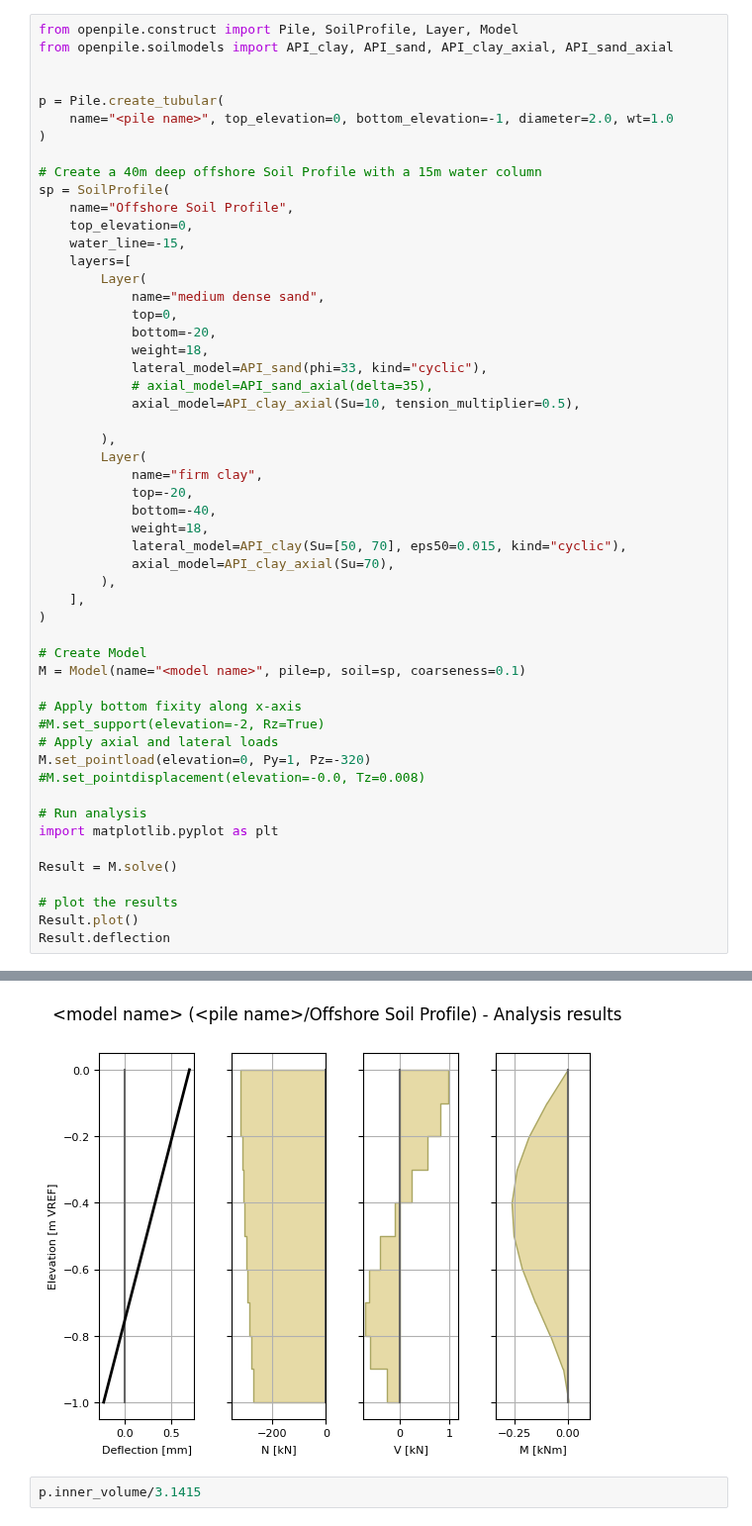
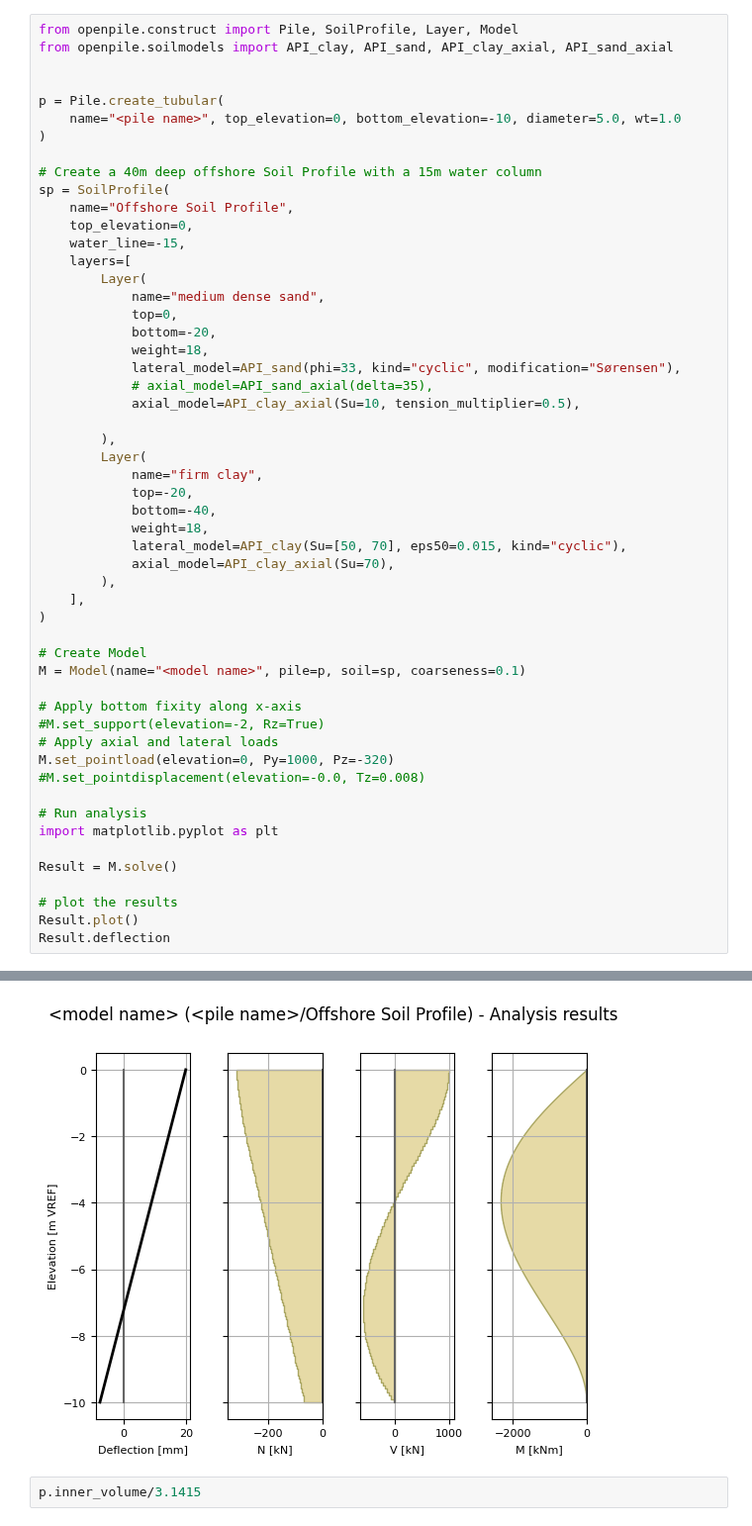
Before and after one commit to TchilDill/openpile, a Jupyter notebook: samples/run_check_kernel.ipynb, the cells around one changed output, grey strips where cells are left out. Shown at 99% size. Cells and saved outputs as stored; diff of their text form.

```diff
--- a/samples/run_check_kernel.ipynb
+++ b/samples/run_check_kernel.ipynb
@@ -4,7 +4,7 @@ from openpile.soilmodels import API_clay, API_sand, API_clay_axial, API_sand_axi
 
 
 p = Pile.create_tubular(
-    name="<pile name>", top_elevation=0, bottom_elevation=-1, diameter=2.0, wt=1.0
+    name="<pile name>", top_elevation=0, bottom_elevation=-10, diameter=5.0, wt=1.0
 )
 
 # Create a 40m deep offshore Soil Profile with a 15m water column
@@ -18,7 +18,7 @@ sp = SoilProfile(
             top=0,
             bottom=-20,
             weight=18,
-            lateral_model=API_sand(phi=33, kind="cyclic"),
+            lateral_model=API_sand(phi=33, kind="cyclic", modification="Sørensen"),
             # axial_model=API_sand_axial(delta=35),
             axial_model=API_clay_axial(Su=10, tension_multiplier=0.5),
 
@@ -40,7 +40,7 @@ M = Model(name="<model name>", pile=p, soil=sp, coarseness=0.1)
 # Apply bottom fixity along x-axis
 #M.set_support(elevation=-2, Rz=True)
 # Apply axial and lateral loads
-M.set_pointload(elevation=0, Py=1, Pz=-320)
+M.set_pointload(elevation=0, Py=1000, Pz=-320)
 #M.set_pointdisplacement(elevation=-0.0, Tz=0.008)
 
 # Run analysis
@@ -68,4 +69,4 @@ Converged at iteration no. 5
-[figure, old version]
+[figure, new version]
 # %%
 p.inner_volume/3.1415
 # %% [output]
```
Also changed, not shown: parts of 1 cell of this notebook, 2 other files.
